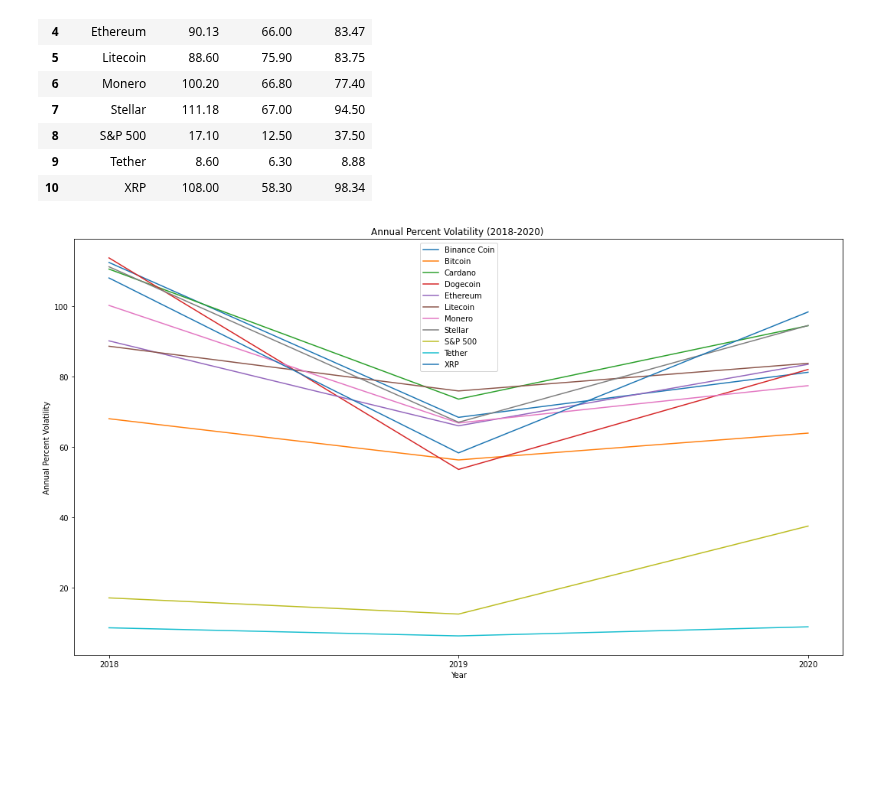
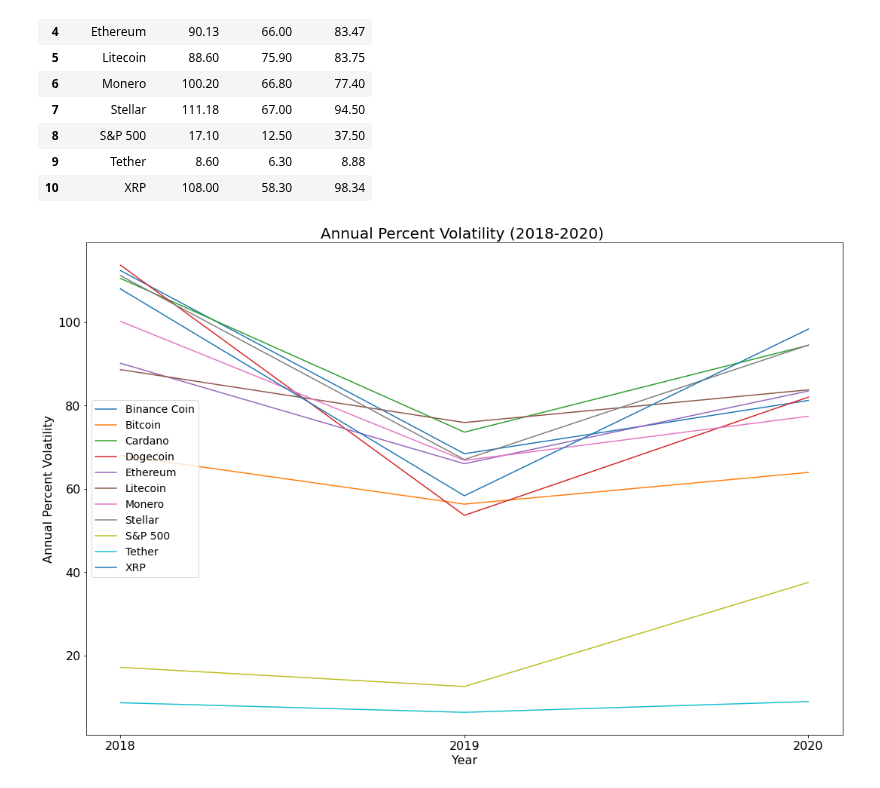
Before and after one commit to LaviJ/Cryptocurrency-Analysis, a Jupyter notebook: Volatility Analysis/Summary_Volatility.ipynb, the cells around one changed output. Drawn from its saved outputs; the diff is of its cells as text; code cells hidden in the pictures; blank space fills up the shorter version.

Commit message:
updating README segment 3 and volatility summary chart

```diff
--- a/Volatility Analysis/Summary_Volatility.ipynb
+++ b/Volatility Analysis/Summary_Volatility.ipynb
@@ -56,39 +56,42 @@ x = year
 a = (112.4, 68.4, 81.2)
 b = (68, 56.3, 63.91)
 c = (110.52, 73.58, 94.44)
 d = (113.7, 53.6, 82)
 e = (90.13, 66, 83.47)
 f = (88.6, 75.9, 83.75)
 g = (100.2, 66.8, 77.4)
 h = (111.18, 67, 94.5)
 i = (17.1, 12.5, 37.5)
 j = (8.6, 6.3, 8.88)
 k = (108, 58.3, 98.34)
 
 plt.plot(x, a, label= "Binance Coin" )
 plt.plot(x, b, label= "Bitcoin" )
 plt.plot(x, c, label= "Cardano" )
 plt.plot(x, d, label= "Dogecoin" )
 plt.plot(x, e, label= "Ethereum" )
 plt.plot(x, f, label= "Litecoin" )
 plt.plot(x, g, label= "Monero" )
 plt.plot(x, h, label= "Stellar" )
 plt.plot(x, i, label= "S&P 500")
 plt.plot(x, j, label= "Tether" )
 plt.plot(x, k, label= "XRP" )
 
-plt.xlabel("Year")
-plt.ylabel("Annual Percent Volatility")
-plt.title("Annual Percent Volatility (2018-2020) ")
+plt.xticks(fontsize=16)
+plt.yticks(fontsize=16)
 
-plt.rcParams["figure.figsize"] = (18,14)
+plt.xlabel("Year", fontsize=16)
+plt.ylabel("Annual Percent Volatility", fontsize=16)
+plt.title("Annual Percent Volatility (2018-2020) ", fontsize=20)
 
-plt.legend()
+plt.rcParams["figure.figsize"] = (12,12)
+
+plt.legend(fontsize=14)
 plt.savefig("AnnualPercentVolatilityAllCoins.png")
 
 plt.show()
 # %% [output]
-[figure, old version]
+[figure, new version]
 # %%
 # Results for 2018-2020 time span
 # Most stable = Tether
```
Also changed, not shown: parts of 1 cell of this notebook, 2 other files.
